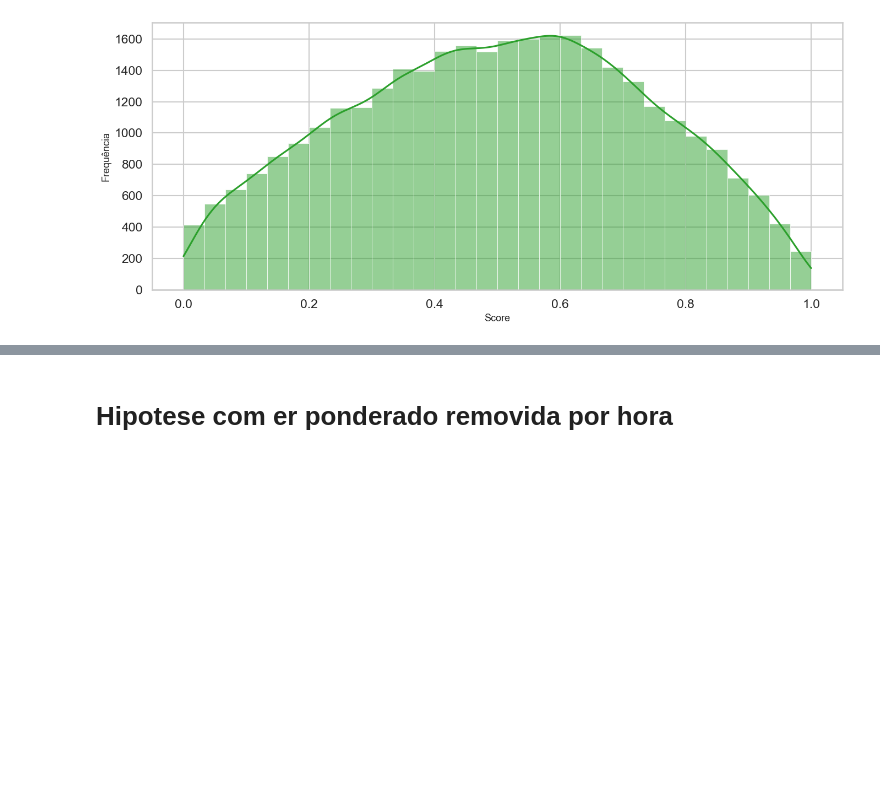
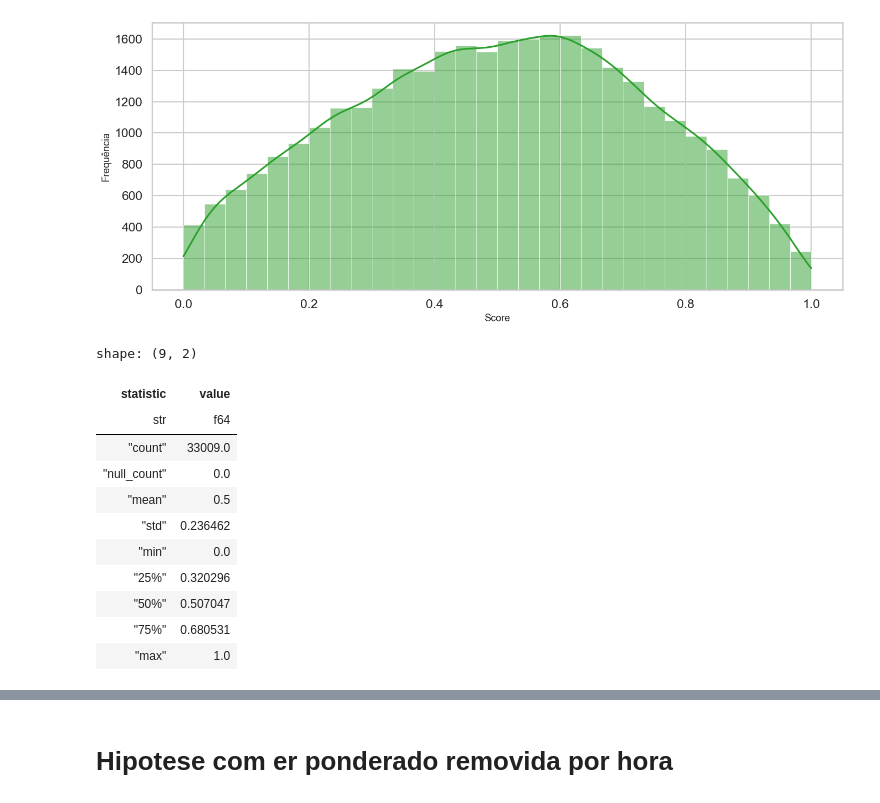
Before and after one commit to Davi-SC/audience-quality-score, a Jupyter notebook: validacao_hipoteses.ipynb, the cells around one changed output, grey strips where cells are left out. Saved outputs shown, nothing was run; the diff lists cells and outputs as text; code cells hidden in the pictures; blank space fills up the shorter version.

```diff
--- a/validacao_hipoteses.ipynb
+++ b/validacao_hipoteses.ipynb
@@ -651,3 +651,18 @@ plt.savefig("output/fig_histograma_score.png", dpi=150, bbox_inches="tight")
 plt.show()
 # %% [output]
 [figure]
+# %%
+perfis["score_audiencia"].describe()
+# %% [output]
+shape: (9, 2)
+| statistic | value |
+| str | f64 |
+| "count" | 33009.0 |
+| "null_count" | 0.0 |
+| "mean" | 0.5 |
+| "std" | 0.236462 |
+| "min" | 0.0 |
+| "25%" | 0.320296 |
+| "50%" | 0.507047 |
+| "75%" | 0.680531 |
+| "max" | 1.0 |
```
Also changed, not shown: parts of 3 cells of this notebook.
